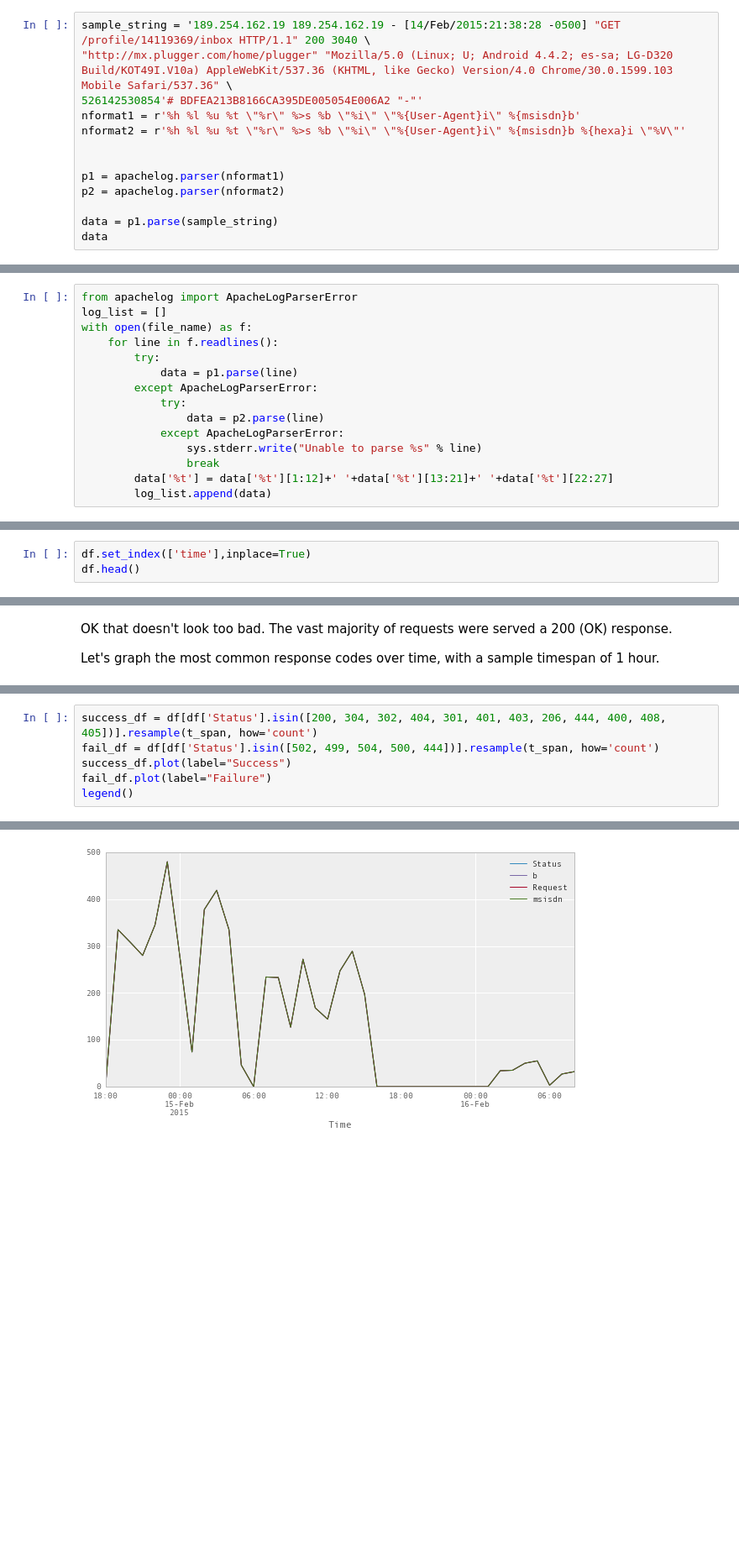
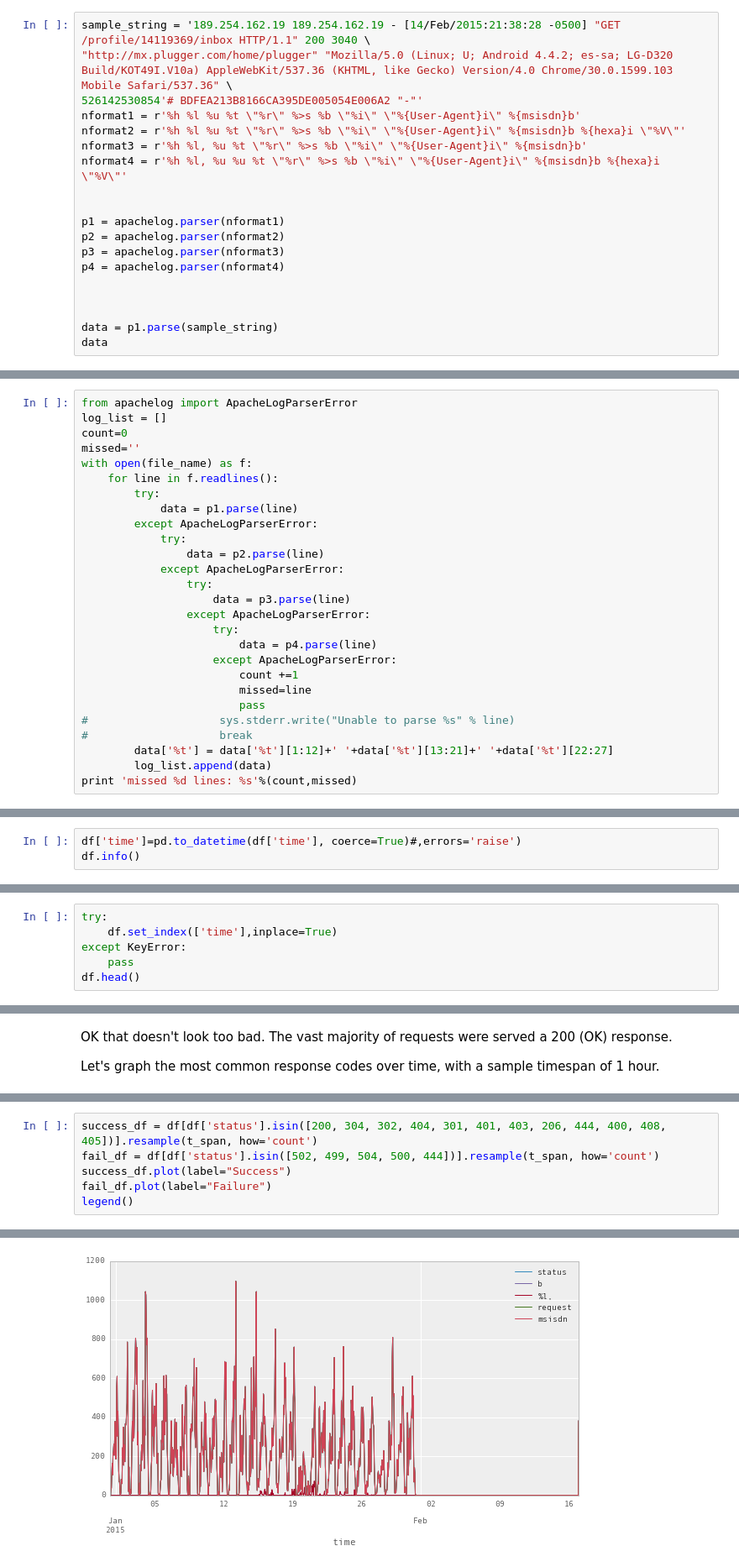
Before and after one commit to nicolasgo/_pmx, a Jupyter notebook: fraud-analysis.ipynb, the cells around one changed output, grey strips where cells are left out. Shown: that part at 84% size. Saved outputs shown, nothing was run; the diff lists cells and outputs as text; blank space fills up the shorter version.

```diff
--- a/fraud-analysis.ipynb
+++ b/fraud-analysis.ipynb
@@ -23,10 +24,16 @@ sample_string = '189.254.162.19 189.254.162.19 - [14/Feb/2015:21:38:28 -0500] "G
 526142530854'# BDFEA213B8166CA395DE005054E006A2 "-"'
 nformat1 = r'%h %l %u %t \"%r\" %>s %b \"%i\" \"%{User-Agent}i\" %{msisdn}b'
 nformat2 = r'%h %l %u %t \"%r\" %>s %b \"%i\" \"%{User-Agent}i\" %{msisdn}b %{hexa}i \"%V\"'
+nformat3 = r'%h %l, %u %t \"%r\" %>s %b \"%i\" \"%{User-Agent}i\" %{msisdn}b'
+nformat4 = r'%h %l, %u %u %t \"%r\" %>s %b \"%i\" \"%{User-Agent}i\" %{msisdn}b %{hexa}i \"%V\"'
 
 
 p1 = apachelog.parser(nformat1)
 p2 = apachelog.parser(nformat2)
+p3 = apachelog.parser(nformat3)
+p4 = apachelog.parser(nformat4)
+
+
 
 data = p1.parse(sample_string)
 data
@@ -46,6 +53,8 @@ Now let's parse each line while preparing the access time so that pandas will be
 # %%
 from apachelog import ApacheLogParserError
 log_list = []
+count=0
+missed=''
 with open(file_name) as f:
     for line in f.readlines():
         try:
@@ -54,7 +63,17 @@ with open(file_name) as f:
             try:
                 data = p2.parse(line)
             except ApacheLogParserError:
-                sys.stderr.write("Unable to parse %s" % line)
-                break
+                try:
+                    data = p3.parse(line)
+                except ApacheLogParserError:
+                    try:
+                        data = p4.parse(line)
+                    except ApacheLogParserError:
+                        count +=1
+                        missed=line
+                        pass
+#                    sys.stderr.write("Unable to parse %s" % line)
+#                    break
         data['%t'] = data['%t'][1:12]+' '+data['%t'][13:21]+' '+data['%t'][22:27]
         log_list.append(data)
+print 'missed %d lines: %s'%(count,missed)
@@ -109,0 +118,3 @@ memory usage: 29.4+ MB
+# %%
+df['time']=pd.to_datetime(df['time'], coerce=True)#,errors='raise')
+df.info()
@@ -127,7 +159,10 @@ df.head()
 | 3 | 303 | 0.000537 | POST /mymedia/content/69351631/co... | 2015-01-01 05:00:04 | 526142530854 |
 | 4 | 200 | 0.002828 | GET /mymedia/content/69351631 HTT... | 2015-01-01 05:00:05 | 526142530854 |
 # %%
-df.set_index(['time'],inplace=True)
+try:
+    df.set_index(['time'],inplace=True)
+except KeyError:
+    pass
 df.head()
 # %% [output]
 |  | status | b | request | msisdn |
@@ -333,11 +383,11 @@ This doesn't look too bad either, but it's hard to make sense of what is going o
     408         4    Success?   Request timeout
     405         1    Success?   Method not allowed
 # %%
-success_df = df[df['Status'].isin([200, 304, 302, 404, 301, 401, 403, 206, 444, 400, 408, 405])].resample(t_span, how='count')
-fail_df = df[df['Status'].isin([502, 499, 504, 500, 444])].resample(t_span, how='count')
+success_df = df[df['status'].isin([200, 304, 302, 404, 301, 401, 403, 206, 444, 400, 408, 405])].resample(t_span, how='count')
+fail_df = df[df['status'].isin([502, 499, 504, 500, 444])].resample(t_span, how='count')
 success_df.plot(label="Success")
 fail_df.plot(label="Failure")
 legend()
 # %% [output]
 <matplotlib.legend.Legend at 0x...>
-[figure, old version]
+[figure, new version]
```
Also changed, not shown: parts of 60 cells of this notebook, 1 other file.
